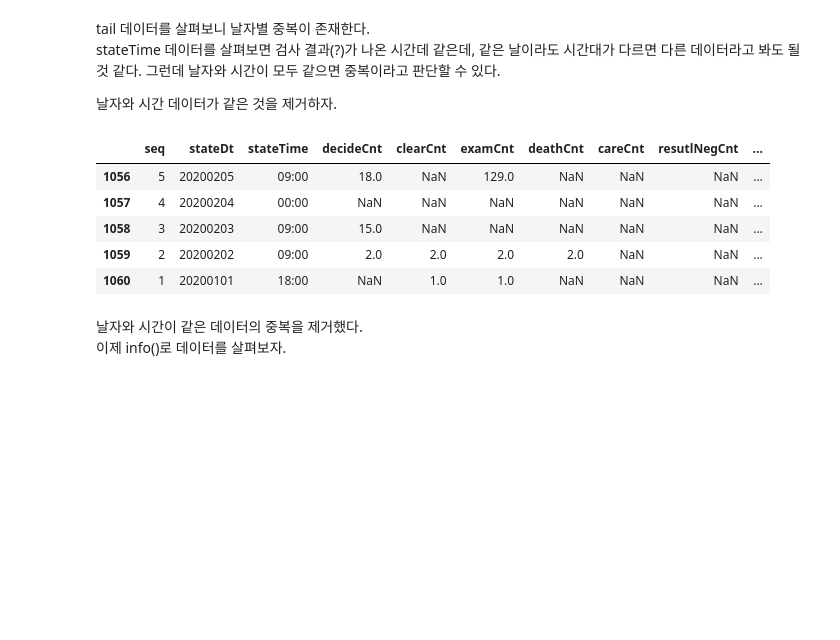
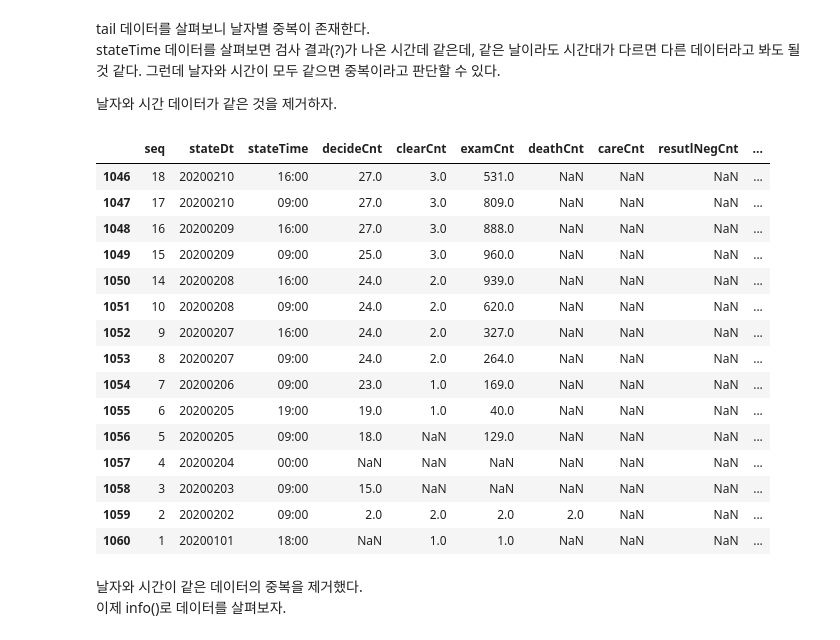
Before and after one commit to tiod0611/practice_language, a Jupyter notebook: python/TimeSeries/covid_korea/covid_korea.ipynb, the cells around one changed output. Cells and saved outputs as stored; diff of their text form; code cells hidden in the pictures; blank space fills up the shorter version.

```diff
--- a/python/TimeSeries/covid_korea/covid_korea.ipynb
+++ b/python/TimeSeries/covid_korea/covid_korea.ipynb
@@ -10,7 +10,7 @@ pd.set_option('display.max_rows', None)
 
 import matplotlib.pyplot as plt
 # %%
-covid_kr = pd.read_csv('../data/Covid19InfState.csv')
+covid_kr = pd.read_csv('../data/covid_korea/Covid19InfState.csv')
 # %% [markdown]
 데이터를 불러왔으니 간단히 데이터를 살펴보자..
 # %%
@@ -60,9 +76,19 @@ stateTime 데이터를 살펴보면 검사 결과(?)가 나온 시간데 같은
 covid_kr.drop_duplicates(['stateDt', 'stateTime'], inplace=True)
 covid_kr = covid_kr.reset_index(drop=True)
 # %%
-covid_kr.tail()
+covid_kr.tail(15)
 # %% [output]
 |  | seq | stateDt | stateTime | decideCnt | clearCnt | examCnt | deathCnt | careCnt | resutlNegCnt | ... |
+| 1046 | 18 | 20200210 | 16:00 | 27.0 | 3.0 | 531.0 | NaN | NaN | NaN | ... |
+| 1047 | 17 | 20200210 | 09:00 | 27.0 | 3.0 | 809.0 | NaN | NaN | NaN | ... |
+| 1048 | 16 | 20200209 | 16:00 | 27.0 | 3.0 | 888.0 | NaN | NaN | NaN | ... |
+| 1049 | 15 | 20200209 | 09:00 | 25.0 | 3.0 | 960.0 | NaN | NaN | NaN | ... |
+| 1050 | 14 | 20200208 | 16:00 | 24.0 | 2.0 | 939.0 | NaN | NaN | NaN | ... |
+| 1051 | 10 | 20200208 | 09:00 | 24.0 | 2.0 | 620.0 | NaN | NaN | NaN | ... |
+| 1052 | 9 | 20200207 | 16:00 | 24.0 | 2.0 | 327.0 | NaN | NaN | NaN | ... |
+| 1053 | 8 | 20200207 | 09:00 | 24.0 | 2.0 | 264.0 | NaN | NaN | NaN | ... |
+| 1054 | 7 | 20200206 | 09:00 | 23.0 | 1.0 | 169.0 | NaN | NaN | NaN | ... |
+| 1055 | 6 | 20200205 | 19:00 | 19.0 | 1.0 | 40.0 | NaN | NaN | NaN | ... |
 | 1056 | 5 | 20200205 | 09:00 | 18.0 | NaN | 129.0 | NaN | NaN | NaN | ... |
 | 1057 | 4 | 20200204 | 00:00 | NaN | NaN | NaN | NaN | NaN | NaN | ... |
 | 1058 | 3 | 20200203 | 09:00 | 15.0 | NaN | NaN | NaN | NaN | NaN | ... |
```
Also changed, not shown: parts of 20 cells of this notebook, 1 other file.
